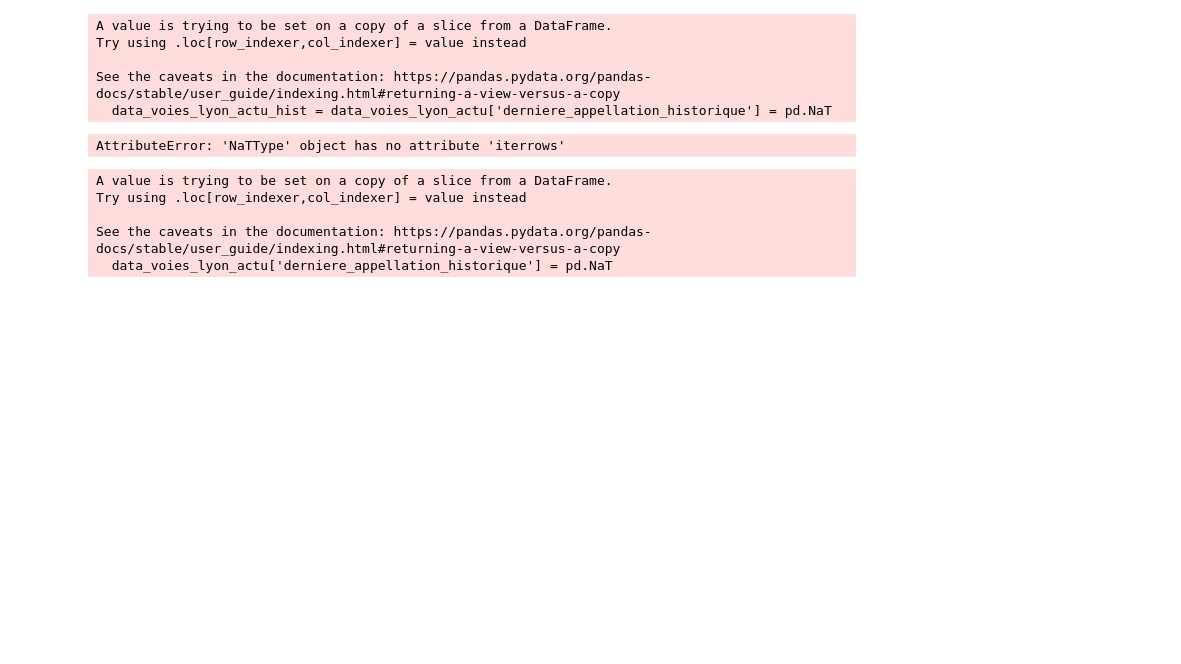
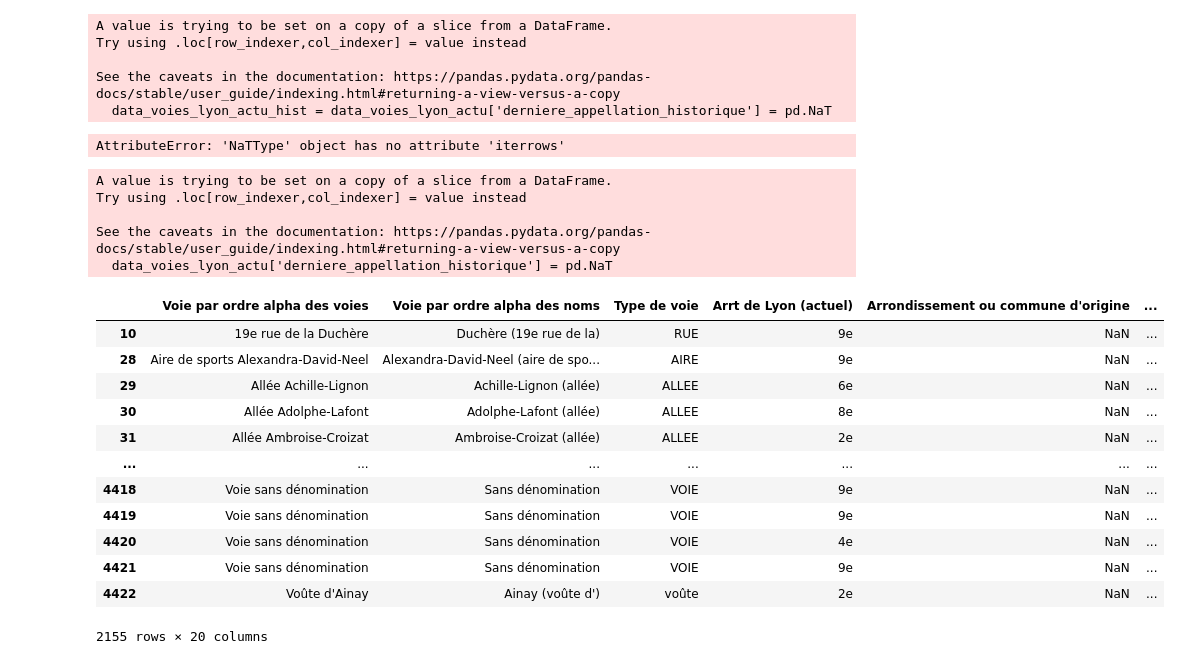
Before and after one commit to shnonbru/Lyon_urban_space, a Jupyter notebook: prep_voies_lyon_v01.ipynb, the cells around one changed output. Saved outputs shown, nothing was run; the diff lists cells and outputs as text; code cells hidden in the pictures; blank space fills up the shorter version.

Commit message:
essay alignement hist et actu

```diff
--- a/prep_voies_lyon_v01.ipynb
+++ b/prep_voies_lyon_v01.ipynb
@@ -310,6 +310,22 @@ Try using .loc[row_indexer,col_indexer] = value instead
 
 See the caveats in the documentation: https://pandas.pydata.org/pandas-docs/stable/user_guide/indexing.html#returning-a-view-versus-a-copy
   data_voies_lyon_actu['derniere_appellation_historique'] = pd.NaT
+# %%
+data_voies_lyon_actu_hist
+# %% [output]
+|  | Voie par ordre alpha des voies | Voie par ordre alpha des noms | Type de voie | Arrt de Lyon (actuel) | Arrondissement ou commune d'origine | ... |
+| 10 | 19e rue de la Duchère | Duchère (19e rue de la) | RUE | 9e | NaN | ... |
+| 28 | Aire de sports Alexandra-David-Neel | Alexandra-David-Neel (aire de spo... | AIRE | 9e | NaN | ... |
+| 29 | Allée Achille-Lignon | Achille-Lignon (allée) | ALLEE | 6e | NaN | ... |
+| 30 | Allée Adolphe-Lafont | Adolphe-Lafont (allée) | ALLEE | 8e | NaN | ... |
+| 31 | Allée Ambroise-Croizat | Ambroise-Croizat (allée) | ALLEE | 2e | NaN | ... |
+| ... | ... | ... | ... | ... | ... | ... |
+| 4418 | Voie sans dénomination | Sans dénomination | VOIE | 9e | NaN | ... |
+| 4419 | Voie sans dénomination | Sans dénomination | VOIE | 9e | NaN | ... |
+| 4420 | Voie sans dénomination | Sans dénomination | VOIE | 4e | NaN | ... |
+| 4421 | Voie sans dénomination | Sans dénomination | VOIE | 9e | NaN | ... |
+| 4422 | Voûte d'Ainay | Ainay (voûte d') | voûte | 2e | NaN | ... |
+2155 rows × 20 columns
 # %%
 data_voies_lyon_actu_hist =  data_voies_lyon_actu
 data_voies_lyon_actu_hist.to_csv('data_voies_lyon_actu_hist.csv', index=False)
```
